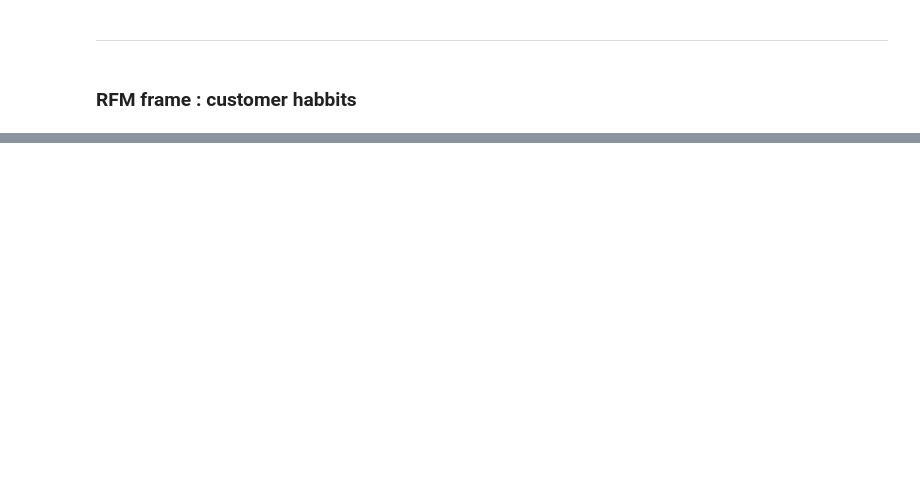
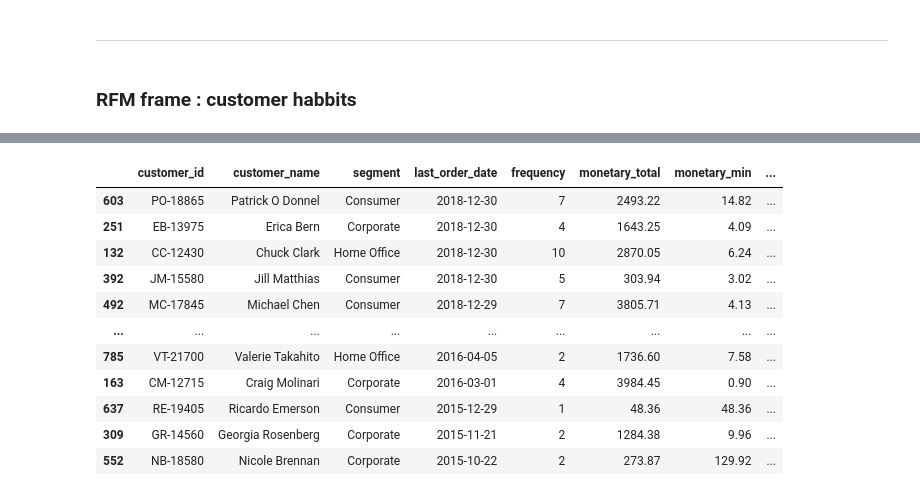
Before and after one commit to katharina-data/superstore, a Jupyter notebook: crm_analyes.ipynb, the cells around one changed output, grey strips where cells are left out. Saved outputs shown, nothing was run; the diff lists cells and outputs as text; code cells hidden in the pictures; blank space fills up the shorter version.

```diff
--- a/crm_analyes.ipynb
+++ b/crm_analyes.ipynb
@@ -347,0 +367,4 @@ df_prices_with_analysis.head()
+# %%
+# lower case for all columns names of df_superstore
+
+df_superstore.columns = df_superstore.columns.str.lower()
@@ -347,0 +381,84 @@ df_prices_with_analysis.head()
+# %%
+## create new dataframe out of df_superstore
+
+# reference date to calculate recency (chose last date of the dataset)
+reference_date = df_superstore['ship_date'].max()
+
+# integrate given columns and aggregate first new columns
+df_customer = (
+    df_superstore.groupby(['customer_id', 'customer_name', 'segment']).agg(
+        last_order_date=('order_date', 'max'),
+        frequency=('order_id', 'nunique'),
+        monetary_total = ('sales', 'sum'),
+        monetary_min = ('sales', 'min'),
+        monetary_max = ('sales', 'max'),
+        monetary_avg = ('sales', 'mean')
+    ).reset_index()
+)
+
+# recency from the perspective of the last day in the dataset with dt.days as integer
+df_customer['recency']= (reference_date - df_customer['last_order_date']).dt.days
+
+# top category and top sub-category (if there are categories with the same number we list them)
+# lambda x as a compact function with x.mode with the most called category and seperated by ',' for more then one
+top_category = (
+    df_superstore.groupby('customer_id')['category']
+    .agg(lambda x: ', '.join(x.mode()) if not x.mode().empty else None)
+    .reset_index(name='top_category')
+    )
+
+top_subcategory = (
+    df_superstore.groupby('customer_id')['sub_category']
+    .agg(lambda x: ', '.join(x.mode()) if not x.mode().empty else None)
+    .reset_index(name='top_subcategory')
+    )
+
+# customer may have changed there location and region,so I pivot city & region
+# first a dataframe with customer_id and city in long version
+# keep every customer-city-combination just once by dropping duplicates
+# group by client and make city to a serie
+# unstack to change from long to wide (= each city per client in a column)
+# give those columns name by city_n and reset index
+city_pivot = (
+    df_superstore[['customer_id', 'city']]
+    .drop_duplicates()
+    .groupby('customer_id')['city']
+    .apply(lambda x: pd.Series(sorted(x.unique())).reset_index(drop=True))
+    .unstack()
+    .add_prefix('city_')
+    .reset_index()
+)
+region_pivot = (
+    df_superstore[['customer_id', 'region']]
+    .drop_duplicates()
+    .groupby('customer_id')['region']
+     .apply(lambda x: pd.Series(sorted(x.unique())).reset_index(drop=True))
+    .unstack()
+    .add_prefix('region_')
+    .reset_index()
+)
+
+# merge the new columns
+df_customer = (
+    df_customer
+    .merge(top_category, on='customer_id', how='left')
+    .merge(top_subcategory, on='customer_id', how='left')
+    .merge(city_pivot, on='customer_id', how='left')
+    .merge(region_pivot, on='customer_id', how='left')
+)
+
+# print sorted by recency
+df_customer.sort_values('recency')
+# %% [output]
+|  | customer_id | customer_name | segment | last_order_date | frequency | monetary_total | monetary_min | ... |
+| 603 | PO-18865 | Patrick O Donnel | Consumer | 2018-12-30 | 7 | 2493.22 | 14.82 | ... |
+| 251 | EB-13975 | Erica Bern | Corporate | 2018-12-30 | 4 | 1643.25 | 4.09 | ... |
+| 132 | CC-12430 | Chuck Clark | Home Office | 2018-12-30 | 10 | 2870.05 | 6.24 | ... |
+| 392 | JM-15580 | Jill Matthias | Consumer | 2018-12-30 | 5 | 303.94 | 3.02 | ... |
+| 492 | MC-17845 | Michael Chen | Consumer | 2018-12-29 | 7 | 3805.71 | 4.13 | ... |
+| ... | ... | ... | ... | ... | ... | ... | ... | ... |
+| 785 | VT-21700 | Valerie Takahito | Home Office | 2016-04-05 | 2 | 1736.60 | 7.58 | ... |
+| 163 | CM-12715 | Craig Molinari | Corporate | 2016-03-01 | 4 | 3984.45 | 0.90 | ... |
+| 637 | RE-19405 | Ricardo Emerson | Consumer | 2015-12-29 | 1 | 48.36 | 48.36 | ... |
+| 309 | GR-14560 | Georgia Rosenberg | Corporate | 2015-11-21 | 2 | 1284.38 | 9.96 | ... |
+| 552 | NB-18580 | Nicole Brennan | Corporate | 2015-10-22 | 2 | 273.87 | 129.92 | ... |
```
Also changed, not shown: parts of 6 cells of this notebook.
